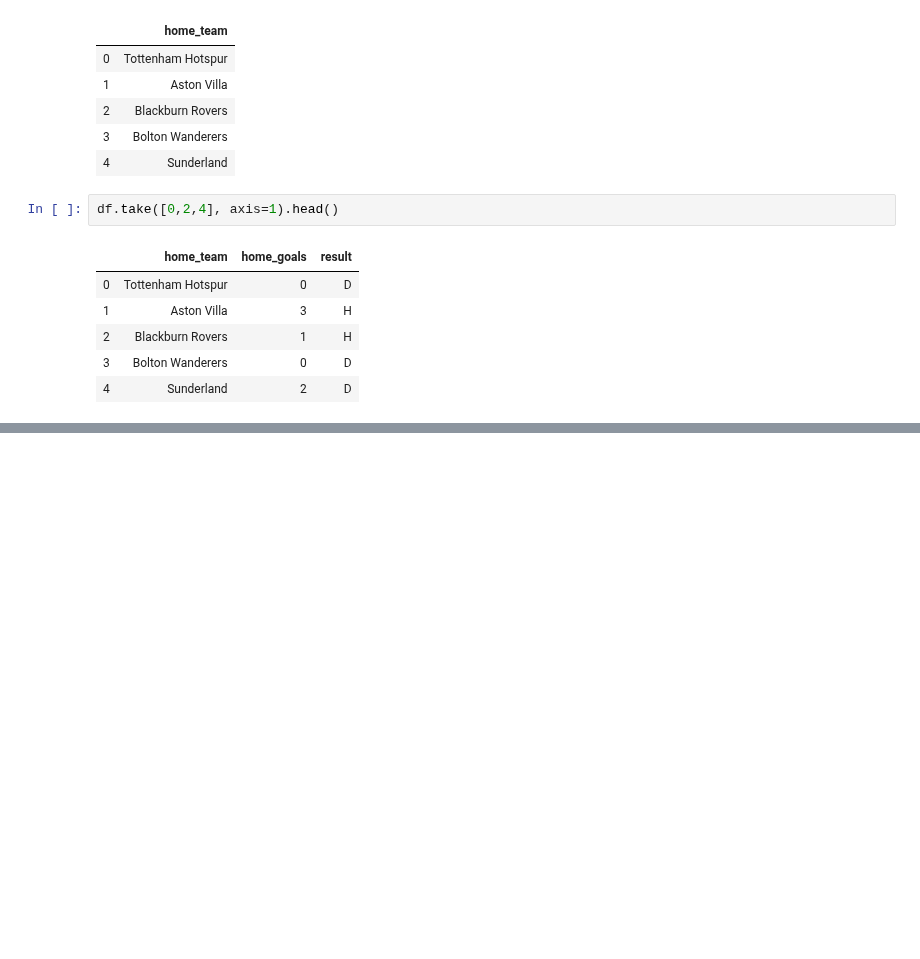
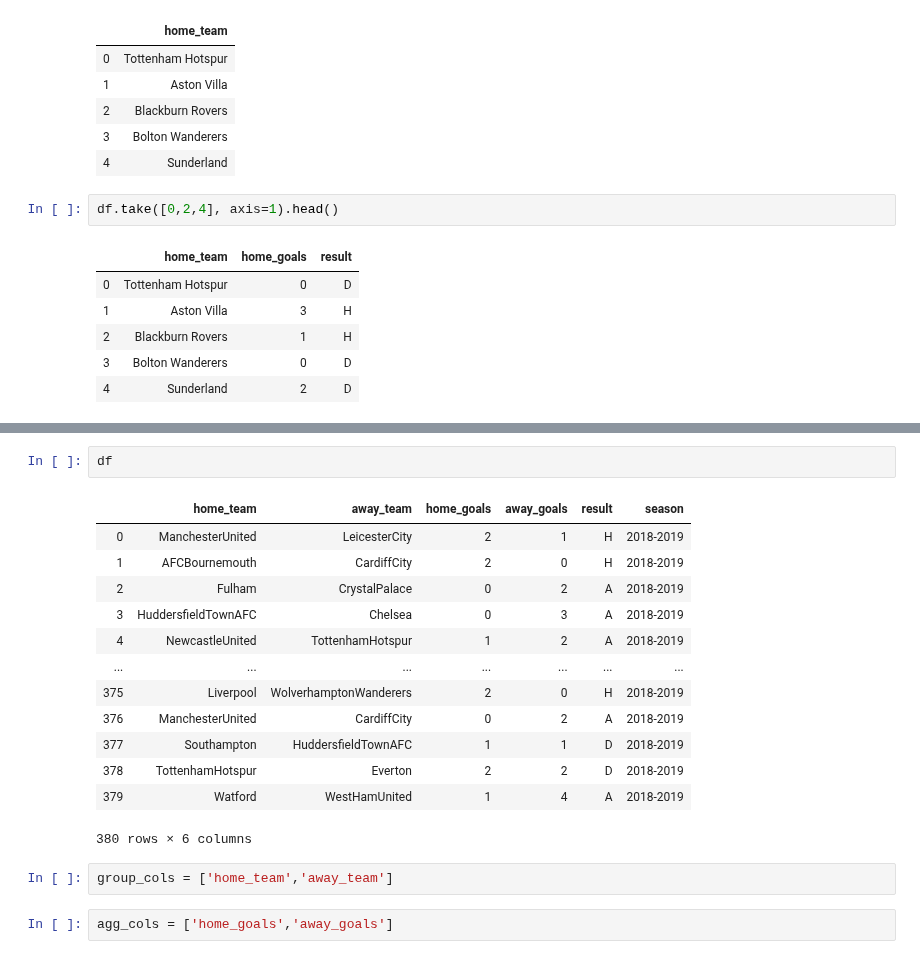
Before and after one commit to galaxy1014/ML_module_summary, a Jupyter notebook: Pandas/Chapyter6_Use like query/Chapter6.ipynb, the cells around one changed output, grey strips where cells are left out. Saved outputs shown, nothing was run; the diff lists cells and outputs as text; blank space fills up the shorter version.

```diff
--- a/Pandas/Chapyter6_Use like query/Chapter6.ipynb
+++ b/Pandas/Chapyter6_Use like query/Chapter6.ipynb
@@ -373,0 +433,20 @@ df.take([0,2,4], axis=1).head()
+# %%
+df
+# %% [output]
+|  | home_team | away_team | home_goals | away_goals | result | season |
+| 0 | ManchesterUnited | LeicesterCity | 2 | 1 | H | 2018-2019 |
+| 1 | AFCBournemouth | CardiffCity | 2 | 0 | H | 2018-2019 |
+| 2 | Fulham | CrystalPalace | 0 | 2 | A | 2018-2019 |
+| 3 | HuddersfieldTownAFC | Chelsea | 0 | 3 | A | 2018-2019 |
+| 4 | NewcastleUnited | TottenhamHotspur | 1 | 2 | A | 2018-2019 |
+| ... | ... | ... | ... | ... | ... | ... |
+| 375 | Liverpool | WolverhamptonWanderers | 2 | 0 | H | 2018-2019 |
+| 376 | ManchesterUnited | CardiffCity | 0 | 2 | A | 2018-2019 |
+| 377 | Southampton | HuddersfieldTownAFC | 1 | 1 | D | 2018-2019 |
+| 378 | TottenhamHotspur | Everton | 2 | 2 | D | 2018-2019 |
+| 379 | Watford | WestHamUnited | 1 | 4 | A | 2018-2019 |
+380 rows × 6 columns
+# %%
+group_cols = ['home_team','away_team']
+# %%
+agg_cols = ['home_goals','away_goals']
```
Also changed, not shown: parts of 10 cells of this notebook.
